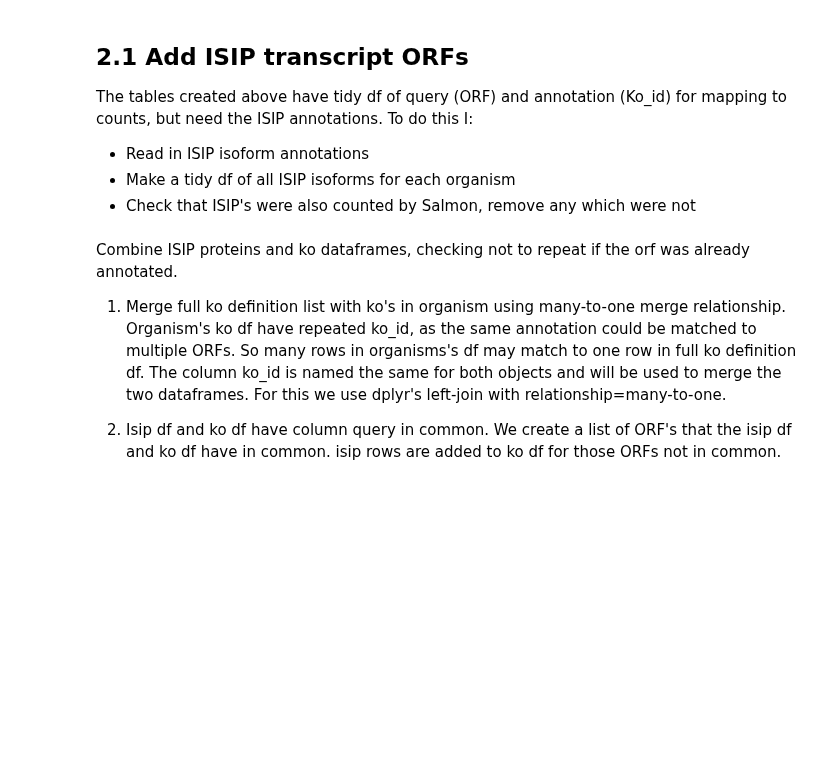
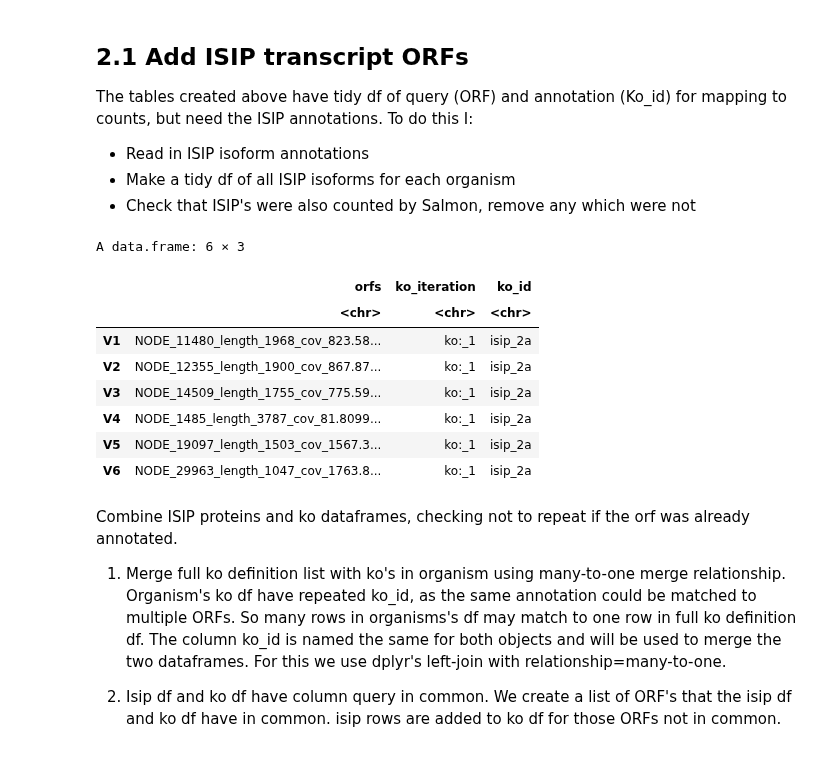
Before and after one commit to CohenLabUGA/SAB_isolates, a Jupyter notebook: jupyter_notebooks/Kegg_annotations.ipynb, the cells around one changed output. Cells and saved outputs as stored; diff of their text form; code cells hidden in the pictures; blank space fills up the shorter version.

```diff
--- a/jupyter_notebooks/Kegg_annotations.ipynb
+++ b/jupyter_notebooks/Kegg_annotations.ipynb
@@ -189,11 +176,11 @@ The tables created above have tidy df of query (ORF) and annotation (Ko_id) for
 - Check that ISIP's were also counted by Salmon, remove any which were not
 # %%
 ## read in the files
-dir <- "/work/nclab/lucy/SAB/Annotation/eggnog/isip/pep_hit/"
+dir <- "../expression_analysis/eggnog_annotations/"
 
 read.isip <- function(org, prot){
     f = t(read.delim(file=paste(dir, org, 'isip', prot,'_hits.txt', sep=""),
-                 sep = ' ',header = F))
+                 sep = ' ',header = F,))
     if (nrow(f) >=1){
     f <- data.frame("orfs"=f,
                     "ko_iteration"="ko:_1",
@@ -202,33 +189,45 @@ read.isip <- function(org, prot){
 
 i41 <- read.isip("04", "1")
 i41a <- read.isip("04", "1a")
 i41b <- read.isip("04", "1b")
 i42a <- read.isip("04", "2a")
 i43 <- read.isip("04", "3")
 isip4 <- rbind(i41a, i41b, i42a, i43)
 isip4 <- distinct(isip4, orfs, .keep_all = T)
 
 i81 <- read.isip("08", "1")
 i81a <- read.isip("08", "1a")
 i81b <- read.isip("08", "1b")
 i82a <- read.isip("08", "2a")
 i83 <- read.isip("08", "3")
 isip8 <- rbind( i81a, i81b, i82a, i83)
 isip8 <- distinct(isip8, orfs, .keep_all = T)
 
 
 i61 <- read.isip("06", "1")
 i61a <- read.isip("06", "1a")
 i61b <- read.isip("06", "1b")
 i62a <- read.isip("06", "2a")
 i63 <- read.isip("06", "3")
 isip6 <- rbind(i61a, i61b, i62a, i63)
 isip6 <- distinct(isip6, orfs, .keep_all = T)
 
 i132a <- read.isip("13", "2a")
 i133 <- read.isip("13", "3")
 isip13 <- rbind(i132a, i133)
 isip13 <- distinct(isip13, orfs, .keep_all = T)
+
+head(isip13)
+# %% [output]
+A data.frame: 6 × 3
+|  | orfs | ko_iteration | ko_id |
+|  | <chr> | <chr> | <chr> |
+| V1 | NODE_11480_length_1968_cov_823.58... | ko:_1 | isip_2a |
+| V2 | NODE_12355_length_1900_cov_867.87... | ko:_1 | isip_2a |
+| V3 | NODE_14509_length_1755_cov_775.59... | ko:_1 | isip_2a |
+| V4 | NODE_1485_length_3787_cov_81.8099... | ko:_1 | isip_2a |
+| V5 | NODE_19097_length_1503_cov_1567.3... | ko:_1 | isip_2a |
+| V6 | NODE_29963_length_1047_cov_1763.8... | ko:_1 | isip_2a |
 # %% [markdown]
 Combine ISIP proteins and ko dataframes, checking not to repeat if the orf was already annotated.
 
```
Also changed, not shown: parts of 21 cells of this notebook, 35 other files.
